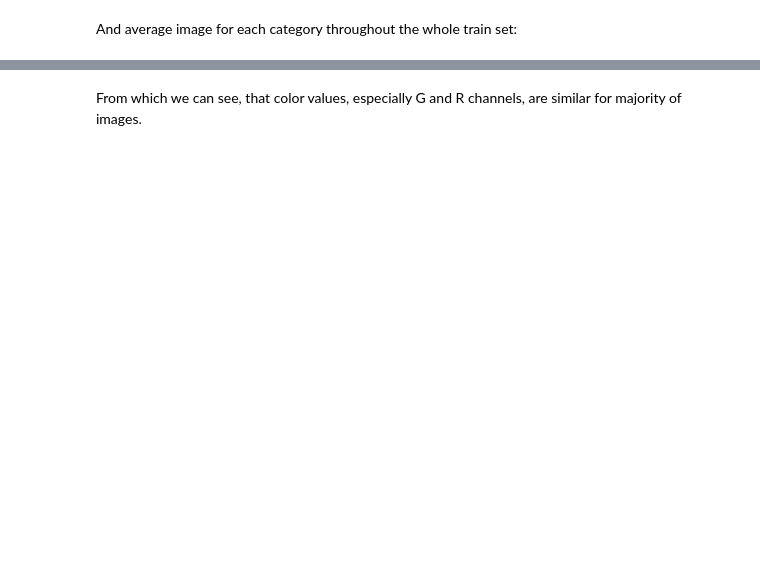
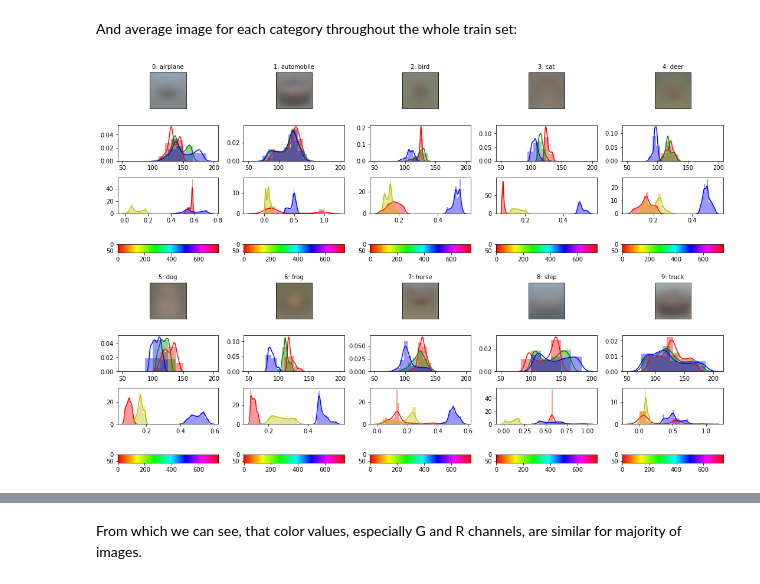
Before and after one commit to balgot/ib031-cifar10, a Jupyter notebook: src/cifar10_ib031.ipynb, the cells around one changed output, grey strips where cells are left out. Cells and saved outputs as stored; diff of their text form; code cells hidden in the pictures; blank space fills up the shorter version.

```diff
--- a/src/cifar10_ib031.ipynb
+++ b/src/cifar10_ib031.ipynb
@@ -72,14 +119,16 @@ And average image for each category throughout the whole train set:
 # %%
 import EDA
 
 batch = {
     b'data': train_data,
     b'labels': train_labels
 }
 
-EDA.plot_avg_imgs(batch, with_histogram=True)
+EDA.plot_avg_imgs(batch, with_histogram=True, with_hsv=True)
 plt.tight_layout()
 plt.show()
+# %% [output]
+[figure, added]
 # %%
 EDA.plot_global_hist(batch, sample_size=int(len(train_data) ** 0.25))
 plt.tight_layout()
```
Also changed, not shown: parts of 9 cells of this notebook, 4 other files.
